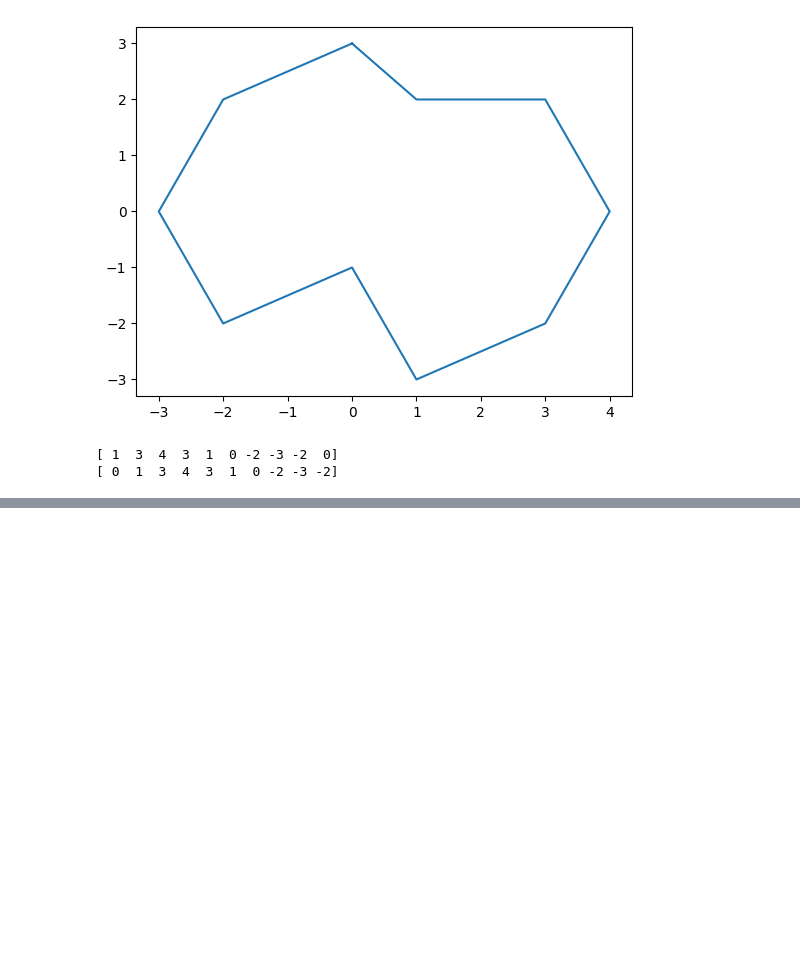
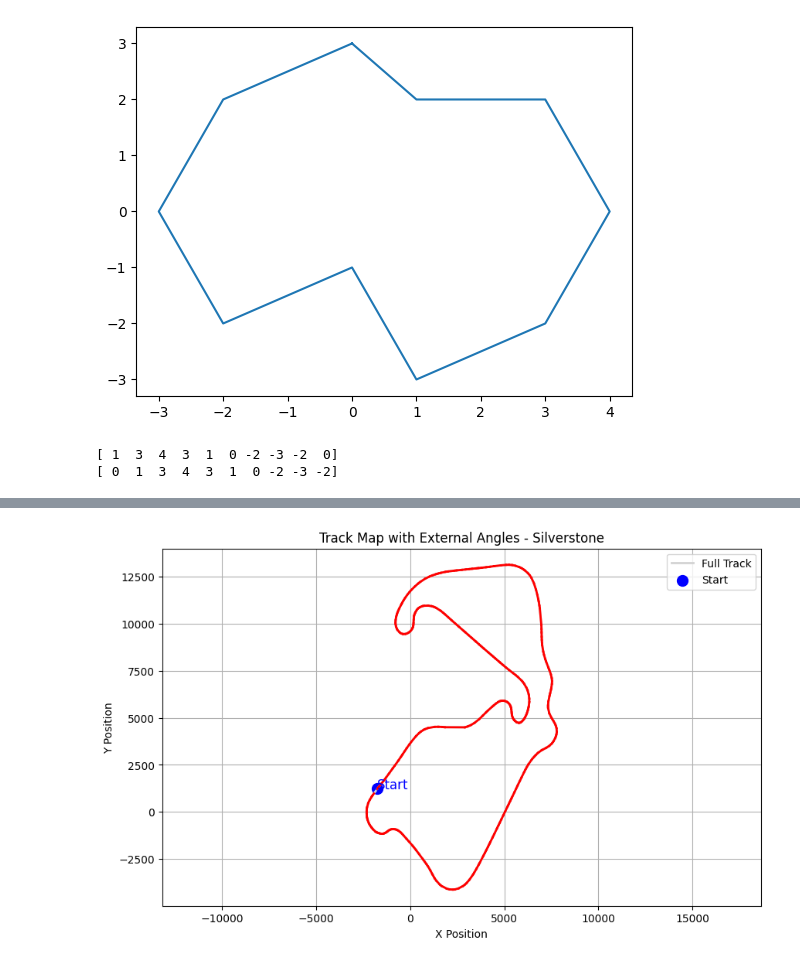
Before and after one commit to rricc22/F1, a Jupyter notebook: test_comp_track.ipynb, the cells around one changed output, grey strips where cells are left out. Cells and saved outputs as stored; diff of their text form; code cells hidden in the pictures; blank space fills up the shorter version.

```diff
--- a/test_comp_track.ipynb
+++ b/test_comp_track.ipynb
@@ -905,7 +910,6 @@ print(X[:-1])
 [ 1  3  4  3  1  0 -2 -3 -2  0]
 [ 0  1  3  4  3  1  0 -2 -3 -2]
 # %%
-for i in range(len(X)):
-    calcul = np.array([X[i] - X[i-1], Y[i] - Y[i-1]]).T
-    print(calcul)
+calcul = np.array([X[1:] - X[:-1], Y[1:] - Y[:-1]]).T
+print(calcul)
 # %% [output]
@@ -923,4 +925,0 @@ for i in range(len(X)):
-# %%
-vectors = np.array([X[1:] - X[:-1], Y[1:] - Y[:-1]]).T
-print(vectors)
-len(vectors)
@@ -938,0 +1014,68 @@ len(vectors)
+# %%
+import numpy as np
+import fastf1
+import matplotlib.pyplot as plt
+
+# Charger les données de la piste de Silverstone
+session = fastf1.get_session(2023, 'Silverstone', 'Q')
+session.load()
+
+lap = session.laps.pick_fastest()
+pos = lap.get_pos_data()
+
+# Fonction pour calculer l'angle externe entre deux vecteurs formant un sommet
+def angle_at_vertex(v1, v2):
+    v2_opposite = -v2  # Inverser la direction de v2
+    dot_product = np.dot(v1, v2_opposite)
+    norm_v1 = np.linalg.norm(v1)
+    norm_v2_opposite = np.linalg.norm(v2_opposite)
+    angle_rad = np.arccos(dot_product / (norm_v1 * norm_v2_opposite))
+    angle_deg = np.degrees(angle_rad)
+    return angle_deg
+
+# Fonction pour calculer les angles au sommet pour tous les vecteurs consécutifs
+def angles_at_vertices(vectors):
+    angles = []
+    n = len(vectors)
+    for i in range(n - 1):
+        v1 = vectors[i]
+        v2 = vectors[i + 1]
+        angle = angle_at_vertex(v1, v2)
+        angles.append(angle)
+    return angles
+
+# Calcul des vecteurs et des angles
+x = pos['X'].to_numpy()
+y = pos['Y'].to_numpy()
+vectors = np.array([x[1:] - x[:-1], y[1:] - y[:-1]]).T
+angles = angles_at_vertices(vectors)
+
+# Préparer l'affichage
+plt.figure(figsize=(10, 6))
+plt.plot(pos['X'], pos['Y'], color='lightgrey', linewidth=2, label='Full Track')
+plt.scatter(pos['X'].iloc[0], pos['Y'].iloc[0], color='blue', s=100, label='Start')
+plt.text(pos['X'].iloc[0], pos['Y'].iloc[0], 'Start', color='blue', fontsize=12)
+
+# Mapper les couleurs en fonction des angles
+for i in range(len(vectors) - 1):
+    abs_angle = angles[i]
+    if abs_angle < 10:
+        color = (0.9, 0.9, 0.9)
+    elif abs_angle < 30:
+        color = (1, 0.8, 0.8)
+    elif abs_angle < 60:
+        color = (1, 0.5, 0.5)
+    else:
+        color = (1, 0, 0)
+
+    plt.plot(pos['X'].iloc[i:i+2], pos['Y'].iloc[i:i+2], color=color, linewidth=2)
+
+# Configurer les titres et les étiquettes de l'axe
+plt.title('Track Map with External Angles - Silverstone')
+plt.xlabel('X Position')
+plt.ylabel('Y Position')
+plt.axis('equal')
+plt.grid()
+plt.legend()
+plt.show()
+# %% [output]
@@ -938,0 +1095 @@ len(vectors)
+[figure, added]
```
Also changed, not shown: parts of 9 cells of this notebook, 1 other file.
